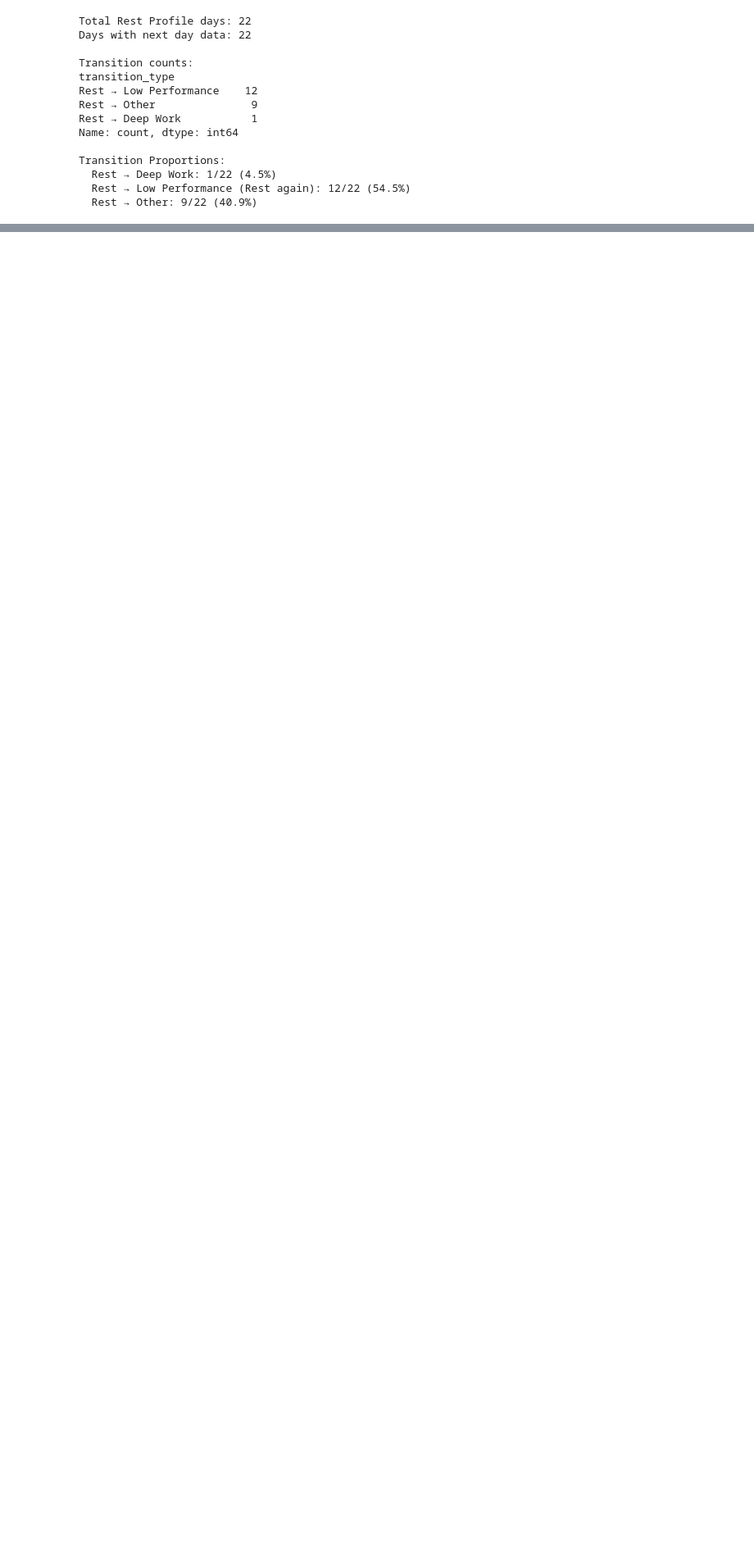
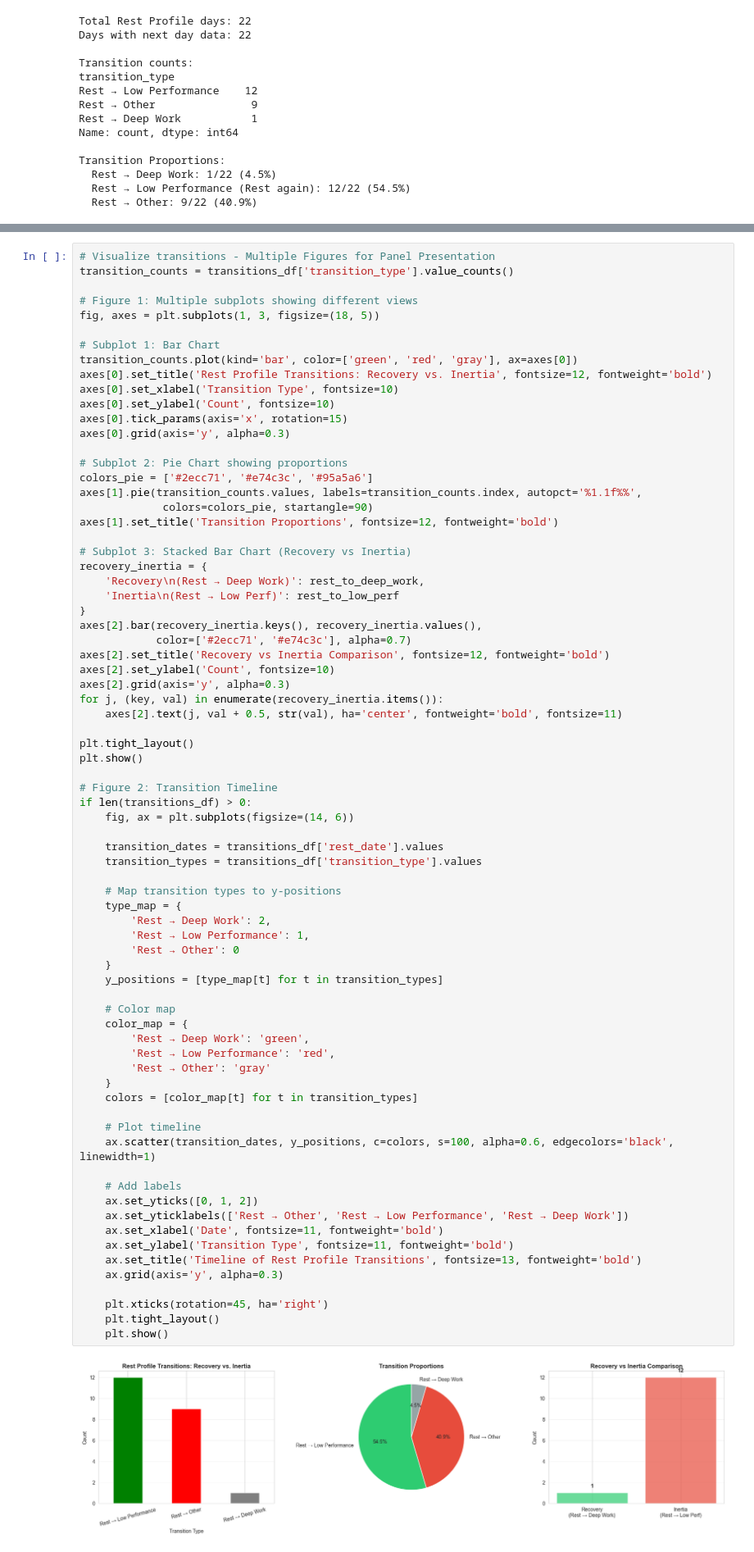
Before and after one commit to badong0/DataScience_Final_Project, a Jupyter notebook: 3hypothesis_testing.ipynb, the cells around one changed output, grey strips where cells are left out. Shown at 82% size. Cells and saved outputs as stored; diff of their text form; blank space fills up the shorter version.

```diff
--- a/3hypothesis_testing.ipynb
+++ b/3hypothesis_testing.ipynb
@@ -151,0 +112,76 @@ Chi-square test (Rest → Deep Work vs Rest → Low Performance):
+# %%
+# Visualize transitions - Multiple Figures for Panel Presentation
+transition_counts = transitions_df['transition_type'].value_counts()
+
+# Figure 1: Multiple subplots showing different views
+fig, axes = plt.subplots(1, 3, figsize=(18, 5))
+
+# Subplot 1: Bar Chart
+transition_counts.plot(kind='bar', color=['green', 'red', 'gray'], ax=axes[0])
+axes[0].set_title('Rest Profile Transitions: Recovery vs. Inertia', fontsize=12, fontweight='bold')
+axes[0].set_xlabel('Transition Type', fontsize=10)
+axes[0].set_ylabel('Count', fontsize=10)
+axes[0].tick_params(axis='x', rotation=15)
+axes[0].grid(axis='y', alpha=0.3)
+
+# Subplot 2: Pie Chart showing proportions
+colors_pie = ['#2ecc71', '#e74c3c', '#95a5a6']
+axes[1].pie(transition_counts.values, labels=transition_counts.index, autopct='%1.1f%%',
+             colors=colors_pie, startangle=90)
+axes[1].set_title('Transition Proportions', fontsize=12, fontweight='bold')
+
+# Subplot 3: Stacked Bar Chart (Recovery vs Inertia)
+recovery_inertia = {
+    'Recovery\n(Rest → Deep Work)': rest_to_deep_work,
+    'Inertia\n(Rest → Low Perf)': rest_to_low_perf
+}
+axes[2].bar(recovery_inertia.keys(), recovery_inertia.values(),
+            color=['#2ecc71', '#e74c3c'], alpha=0.7)
+axes[2].set_title('Recovery vs Inertia Comparison', fontsize=12, fontweight='bold')
+axes[2].set_ylabel('Count', fontsize=10)
+axes[2].grid(axis='y', alpha=0.3)
+for j, (key, val) in enumerate(recovery_inertia.items()):
+    axes[2].text(j, val + 0.5, str(val), ha='center', fontweight='bold', fontsize=11)
+
+plt.tight_layout()
+plt.show()
+
+# Figure 2: Transition Timeline
+if len(transitions_df) > 0:
+    fig, ax = plt.subplots(figsize=(14, 6))
+
+    transition_dates = transitions_df['rest_date'].values
+    transition_types = transitions_df['transition_type'].values
+
+    # Map transition types to y-positions
+    type_map = {
+        'Rest → Deep Work': 2,
+        'Rest → Low Performance': 1,
+        'Rest → Other': 0
+    }
+    y_positions = [type_map[t] for t in transition_types]
+
+    # Color map
+    color_map = {
+        'Rest → Deep Work': 'green',
+        'Rest → Low Performance': 'red',
+        'Rest → Other': 'gray'
+    }
+    colors = [color_map[t] for t in transition_types]
+
+    # Plot timeline
+    ax.scatter(transition_dates, y_positions, c=colors, s=100, alpha=0.6, edgecolors='black', linewidth=1)
+
+    # Add labels
+    ax.set_yticks([0, 1, 2])
+    ax.set_yticklabels(['Rest → Other', 'Rest → Low Performance', 'Rest → Deep Work'])
+    ax.set_xlabel('Date', fontsize=11, fontweight='bold')
+    ax.set_ylabel('Transition Type', fontsize=11, fontweight='bold')
+    ax.set_title('Timeline of Rest Profile Transitions', fontsize=13, fontweight='bold')
+    ax.grid(axis='y', alpha=0.3)
+
+    plt.xticks(rotation=45, ha='right')
+    plt.tight_layout()
+    plt.show()
+# %% [output]
+[figure, added]
```
Also changed, not shown: parts of 4 cells of this notebook, 7 other files.
